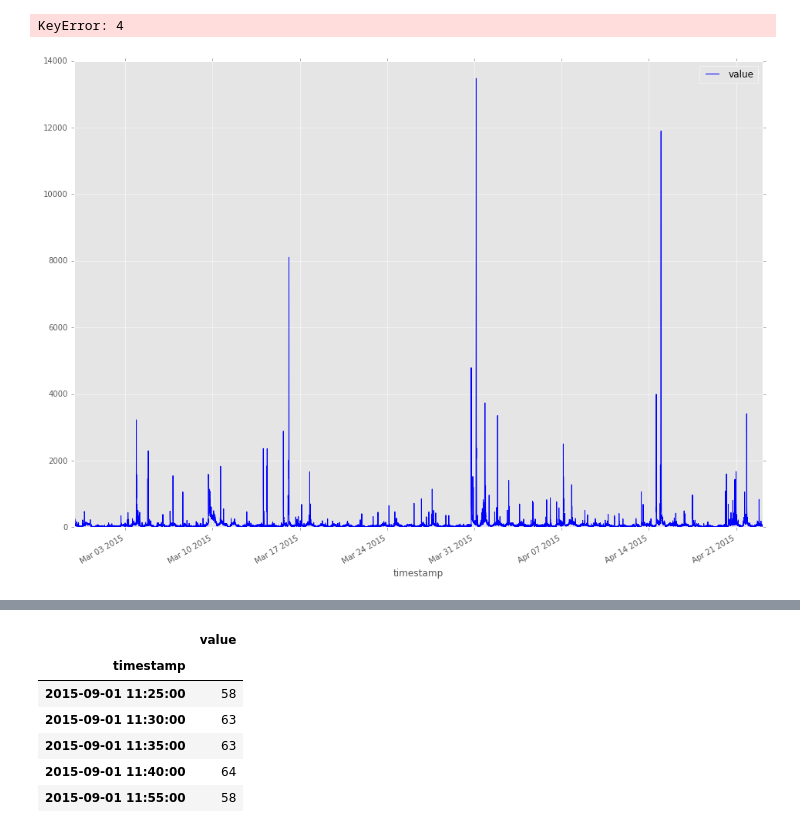
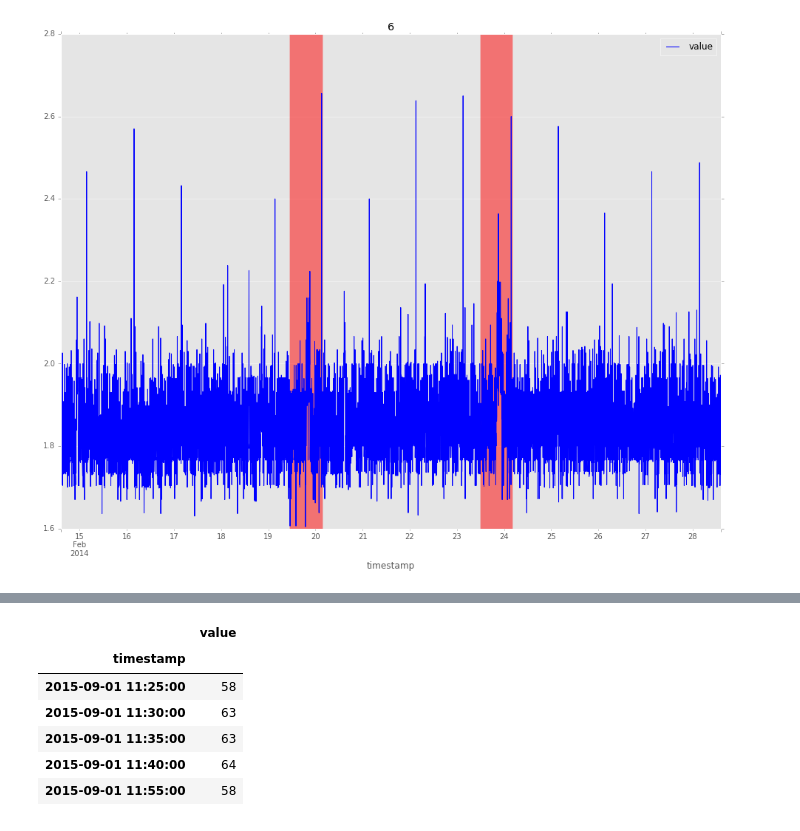
Before and after one commit to jonathanstrong/NAB, a Jupyter notebook: notebooks/initial plots of datafiles.ipynb, the cells around one changed output, grey strips where cells are left out. Saved outputs shown, nothing was run; the diff lists cells and outputs as text; code cells hidden in the pictures.

```diff
--- a/notebooks/initial plots of datafiles.ipynb
+++ b/notebooks/initial plots of datafiles.ipynb
@@ -8,10 +8,9 @@ import matplotlib.pyplot as plt
 # %%
 data = NABData()
 # %%
-data.plot(4)
+data.plot(6)
 # %% [output]
-KeyError: 4
-[figure, old version]
+[figure, new version]
 # %%
 data.data.keys()
 # %% [output]
```
Also changed, not shown: 1 other file.
